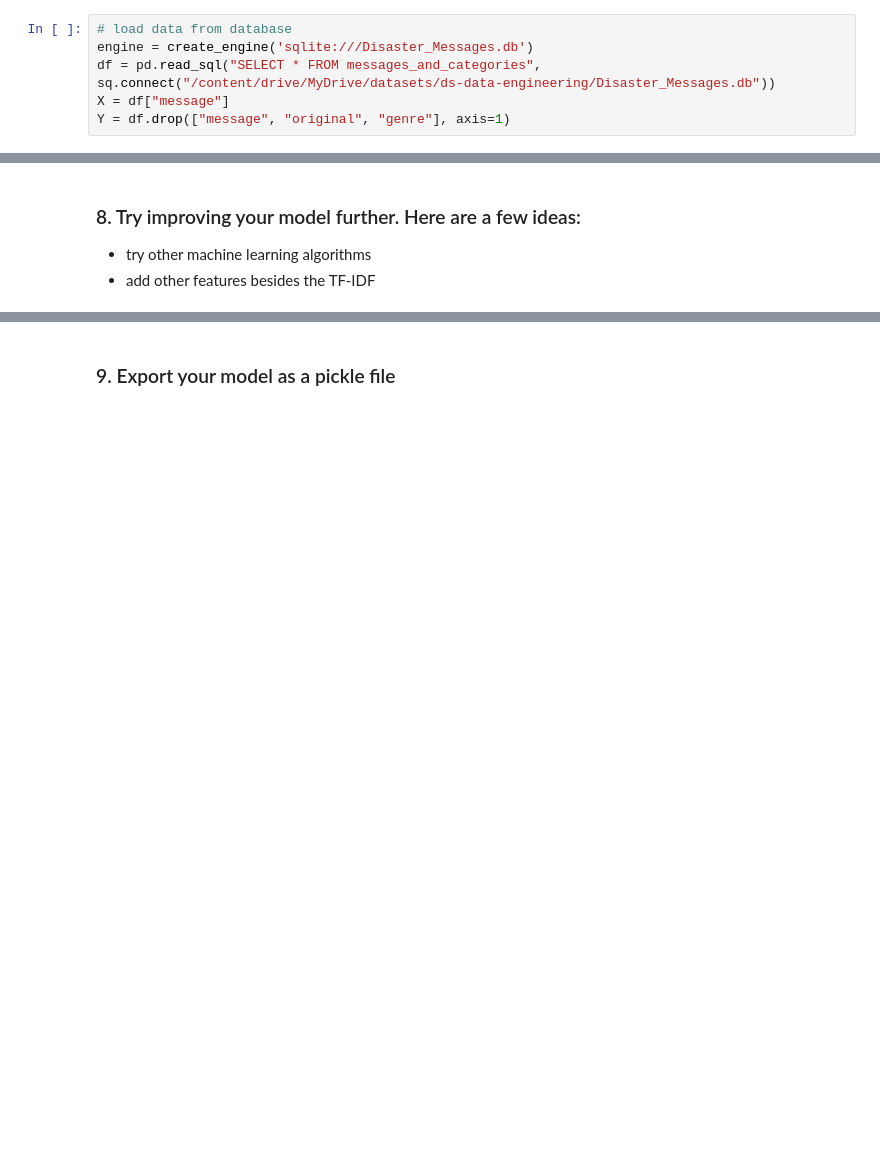
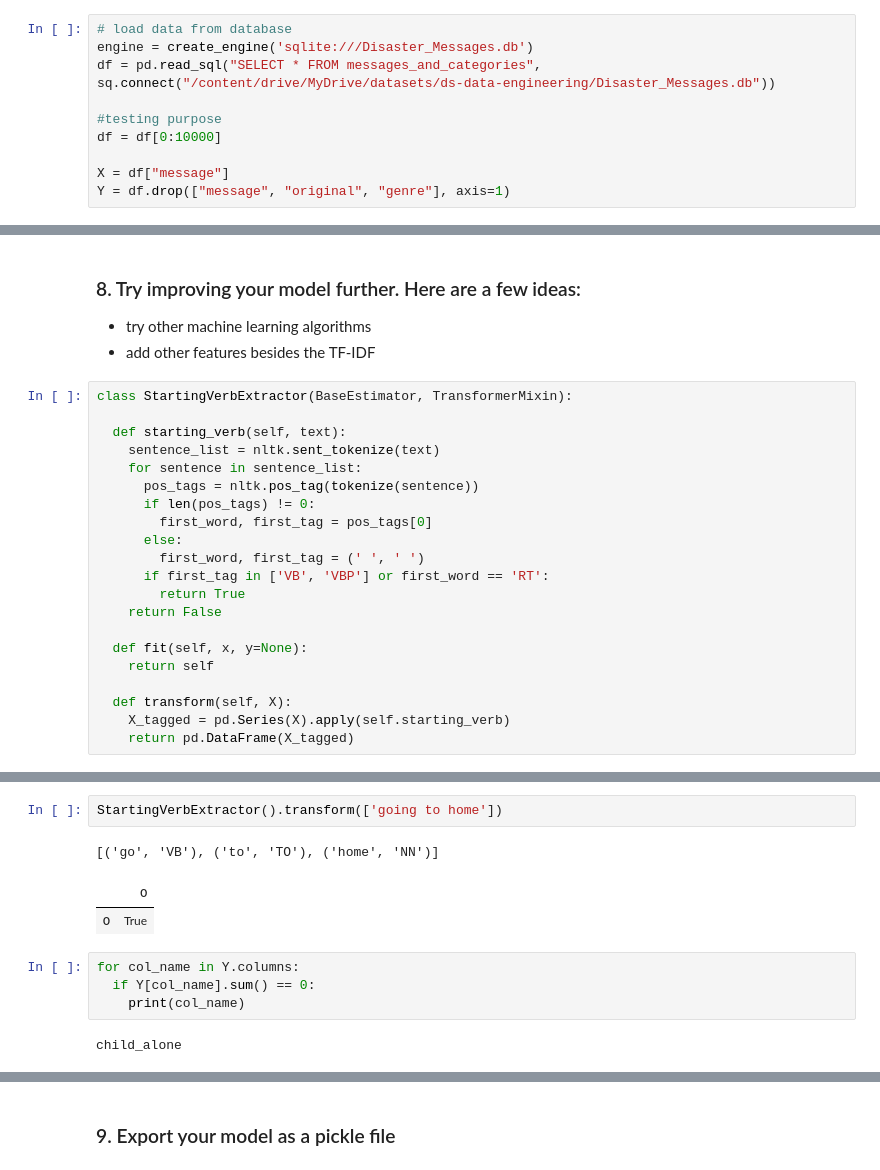
Before and after one commit to fahmiduldul/ds-data-engineering, a Jupyter notebook: notebooks/ML_Pipeline.ipynb, the cells around one changed output, grey strips where cells are left out. Cells and saved outputs as stored; diff of their text form; blank space fills up the shorter version.

```diff
--- a/notebooks/ML_Pipeline.ipynb
+++ b/notebooks/ML_Pipeline.ipynb
@@ -45,6 +50,10 @@ from sklearn.model_selection import train_test_split
 # load data from database
 engine = create_engine('sqlite:///Disaster_Messages.db')
 df = pd.read_sql("SELECT * FROM messages_and_categories", sq.connect("/content/drive/MyDrive/datasets/ds-data-engineering/Disaster_Messages.db"))
+
+#testing purpose
+df = df[0:10000]
+
 X = df["message"]
 Y = df.drop(["message", "original", "genre"], axis=1)
 # %% [markdown]
@@ -130,3 +183,24 @@ Since this project focuses on code quality, process, and  pipelines, there is no
 ### 8. Try improving your model further. Here are a few ideas:
 * try other machine learning algorithms
 * add other features besides the TF-IDF
+# %%
+class StartingVerbExtractor(BaseEstimator, TransformerMixin):
+
+  def starting_verb(self, text):
+    sentence_list = nltk.sent_tokenize(text)
+    for sentence in sentence_list:
+      pos_tags = nltk.pos_tag(tokenize(sentence))
+      if len(pos_tags) != 0:
+        first_word, first_tag = pos_tags[0]
+      else:
+        first_word, first_tag = (' ', ' ')
+      if first_tag in ['VB', 'VBP'] or first_word == 'RT':
+        return True
+    return False
+
+  def fit(self, x, y=None):
+    return self
+
+  def transform(self, X):
+    X_tagged = pd.Series(X).apply(self.starting_verb)
+    return pd.DataFrame(X_tagged)
@@ -132,0 +218,12 @@ Since this project focuses on code quality, process, and  pipelines, there is no
+# %%
+StartingVerbExtractor().transform(['going to home'])
+# %% [output]
+[('go', 'VB'), ('to', 'TO'), ('home', 'NN')]
+|  | 0 |
+| 0 | True |
+# %%
+for col_name in Y.columns:
+  if Y[col_name].sum() == 0:
+    print(col_name)
+# %% [output]
+child_alone
```
Also changed, not shown: parts of 14 cells of this notebook.
